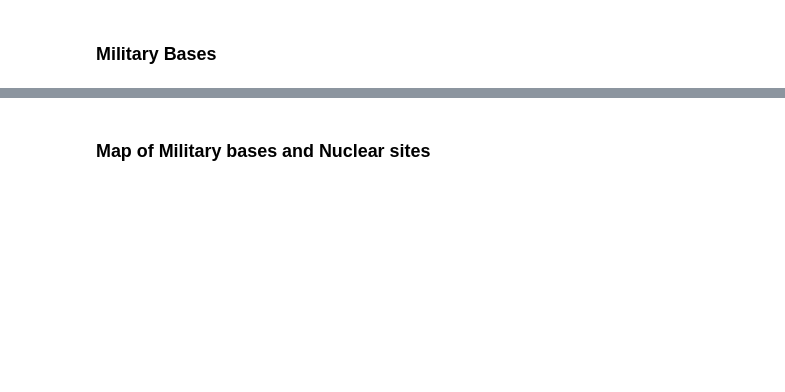
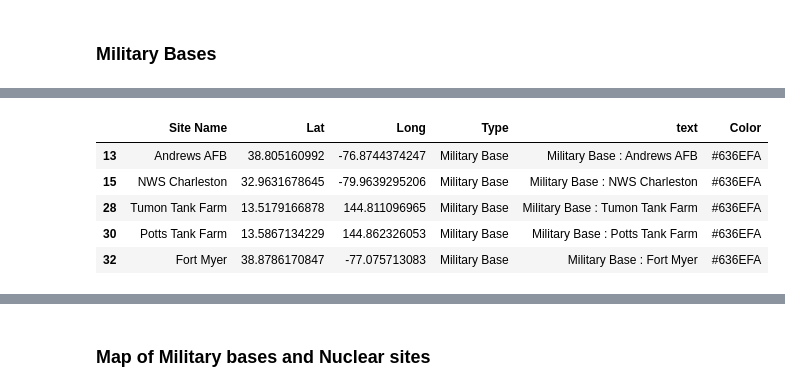
Before and after one commit to seankda/ETL-Aliens, a Jupyter notebook: Combined Notebooks.ipynb, the cells around one changed output, grey strips where cells are left out. Cells and saved outputs as stored; diff of their text form; code cells hidden in the pictures; blank space fills up the shorter version.

```diff
--- a/Combined Notebooks.ipynb
+++ b/Combined Notebooks.ipynb
@@ -530,0 +553,9 @@ miltary_base_df.drop(columns =["Location","Refs"], inplace = True)
+# %%
+military_base_df.head()
+# %% [output]
+|  | Site Name | Lat | Long | Type | text | Color |
+| 13 | Andrews AFB | 38.805160992 | -76.8744374247 | Military Base | Military Base : Andrews AFB | #636EFA |
+| 15 | NWS Charleston | 32.9631678645 | -79.9639295206 | Military Base | Military Base : NWS Charleston | #636EFA |
+| 28 | Tumon Tank Farm | 13.5179166878 | 144.811096965 | Military Base | Military Base : Tumon Tank Farm | #636EFA |
+| 30 | Potts Tank Farm | 13.5867134229 | 144.862326053 | Military Base | Military Base : Potts Tank Farm | #636EFA |
+| 32 | Fort Myer | 38.8786170847 | -77.075713083 | Military Base | Military Base : Fort Myer | #636EFA |
```
Also changed, not shown: parts of 11 cells of this notebook.
